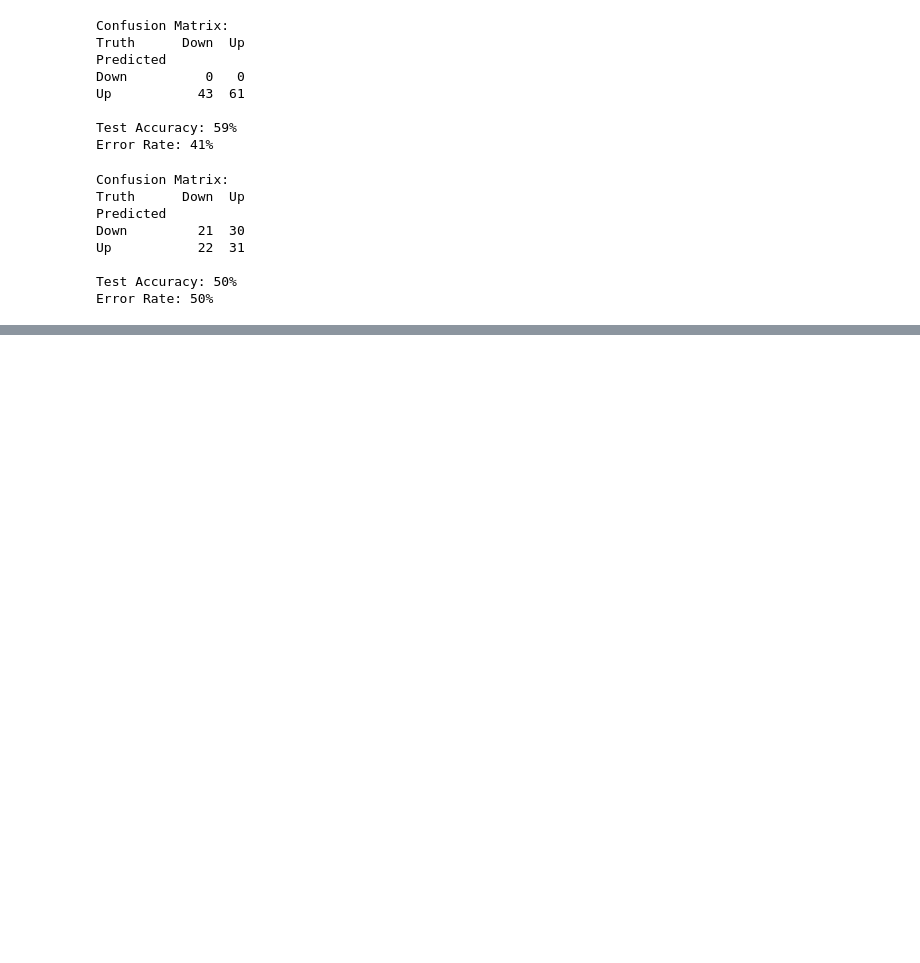
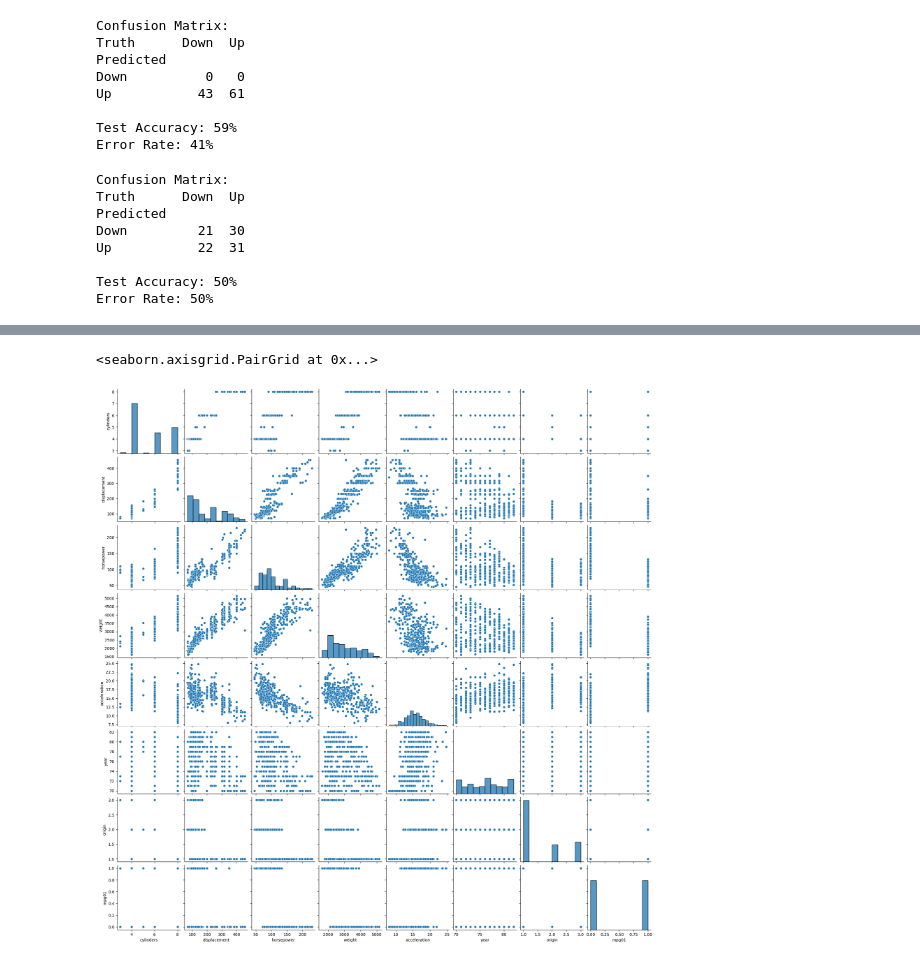
Before and after one commit to ARougellis/PythonCourses, a Jupyter notebook: ISL_Python/Ch4_classification/classification_EXERCISES.ipynb, the cells around one changed output, grey strips where cells are left out. Saved outputs shown, nothing was run; the diff lists cells and outputs as text; code cells hidden in the pictures; blank space fills up the shorter version.

```diff
--- a/ISL_Python/Ch4_classification/classification_EXERCISES.ipynb
+++ b/ISL_Python/Ch4_classification/classification_EXERCISES.ipynb
@@ -361,3 +375,18 @@ Q: In this problem, you will develop a model to predict whether a given car gets
 # %%
 # part a
 #
+
+# Load in data
+auto_df = load_data('Auto')
+
+
+# Looking for null values
+#
+# auto_df.info()
+#     - none detected
+
+# Creating bianry var `mpg01` around `mpg.median()`
+#
+auto_df['mpg01'] = auto_df.mpg.apply(lambda x: 1 if x>auto_df.mpg.median() else 0)
+
+auto_df.head(10)
@@ -364,3 +405,12 @@ Q: In this problem, you will develop a model to predict whether a given car gets
 # %%
 # part b
+#    - Explore data graphically
 #
+
+binary_auto_df = auto_df.drop('mpg', axis=1)
+# binary_auto_df.head(10)
+
+sns.pairplot(binary_auto_df)
+# %% [output]
+<seaborn.axisgrid.PairGrid at 0x...>
+[figure, added]
```
Also changed, not shown: parts of 10 cells of this notebook, 22 other files.
